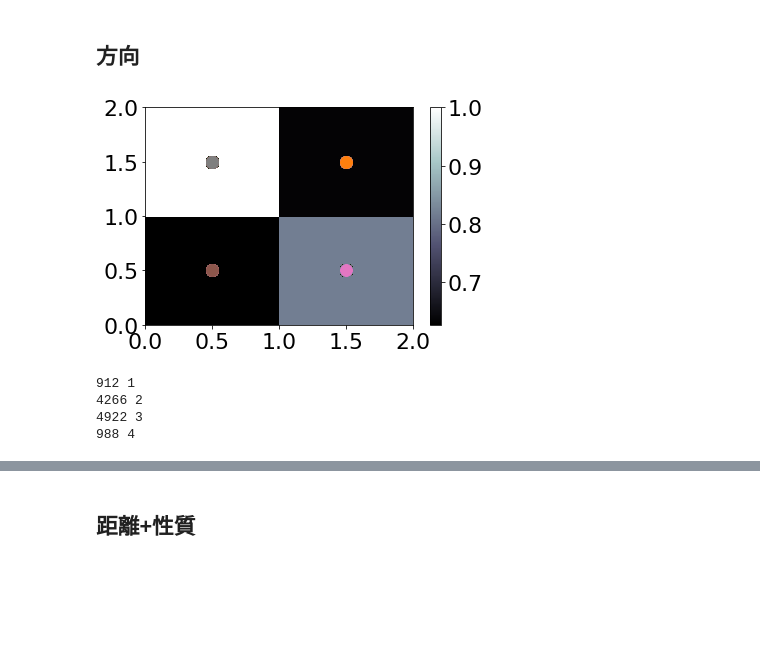
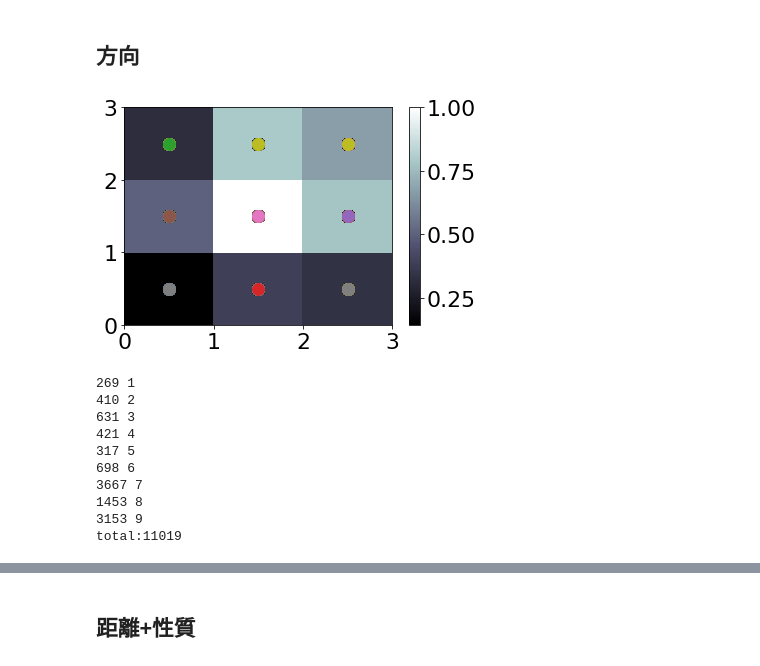
Before and after one commit to JunShen19/Self-Organizing-Maps, a Jupyter notebook: som.ipynb, the cells around one changed output, grey strips where cells are left out. Cells and saved outputs as stored; diff of their text form; code cells hidden in the pictures; blank space fills up the shorter version.

```diff
--- a/som.ipynb
+++ b/som.ipynb
@@ -200,5 +228,5 @@ dataset.head()
 # %%
-dataset_position = pd.read_csv(r'D:\JunShen\dataset\彰化_雲林用電量(專用電表_以處理重複電表.csv', encoding='big5', index_col=0)
+dataset_position = pd.read_csv(r'D:\JunShen\dataset\彰化_雲林用電量(專用電表_以處理重複電表_已前處理.csv', encoding='big5', index_col=0)
 dataset_position.修正電號 = dataset_position.修正電號.astype(np.int32)
 # %%
 dataset_position.head()
@@ -263,6 +305,6 @@ X[np.isnan(X)] = 0
 # %%
 # import the SOM model
-matrix_size = 2
+matrix_size = 3
 # init the model
 som = MiniSom( x = matrix_size, y = matrix_size, input_len = 138 , sigma = 1.0, learning_rate = 0.5, random_seed=42)
 # init the weight
@@ -330,9 +381,13 @@ plot_position(df_5km, True)
 # %%
-for i in range(4):
-    fig = plt.figure(figsize=(10,16))
-
-    plt.xticks(fontsize=8)
-    plt.bar(np.arange(0, 138, 1), df_5km.groupby(['cluster_num']).mean().loc[:,"9601":"10706"].iloc[i,:].values)
-    plt.xticks(np.arange(0, 138+1, 5))
-    fig.autofmt_xdate(rotation=-90)
+fig = plt.figure(figsize=(20,16))
+for i in range(matrix_size**2):
+    plt.plot(np.arange(0, 138, 1), df_5km.groupby(['cluster_num']).mean().loc[:,"9601":"10706"].iloc[i,:].values, label=f'cluster_{i+1}')
+plt.xticks(fontsize=8)
+plt.xticks(np.arange(0, 138+1, 5))
+title = f'mean_som_by_ele_cluster_{matrix_size**2}'
+plt.title(title)
+fig.autofmt_xdate(rotation=-90)
+plt.legend(bbox_to_anchor=(1.05, 1.0), loc='upper left')
+plt.tight_layout()
+plt.savefig(r'D:\JunShen\dataset\dataAfterProcess\somFeature\Jiulong(3)\line chart'+'\\'+title)
 # %% [output]
@@ -342,0 +395,12 @@ for i in range(4):
+# %%
+fig = plt.figure(figsize=(20,16))
+for i in range(matrix_size**2):
+    plt.plot(np.arange(0, 138, 1), df_5km.groupby(['cluster_num']).sum().loc[:,"9601":"10706"].iloc[i,:].values, label=f'cluster_{i+1}')
+plt.xticks(fontsize=8)
+plt.xticks(np.arange(0, 138+1, 5))
+title = f'sum_som_by_ele_cluster_{matrix_size**2}'
+plt.title(title)
+fig.autofmt_xdate(rotation=-90)
+plt.legend(bbox_to_anchor=(1.05, 1.0), loc='upper left')
+plt.tight_layout()
+plt.savefig(r'D:\JunShen\dataset\dataAfterProcess\somFeature\Jiulong(3)\line chart'+'\\'+title)
@@ -381,7 +452,7 @@ sc = MinMaxScaler(feature_range = (0,1))
 X = sc.fit_transform(X)
 X[np.isnan(X)] = 0
 # import the SOM model
-matrix_size = 2
+# matrix_size = 4
 # init the model
 som = MiniSom( x = matrix_size, y = matrix_size, input_len = 3 , sigma = 1.0, learning_rate = 0.5, random_seed=42)
 # init the weight
@@ -395,35 +466,44 @@ bone()
 pcolor(som.distance_map().T)
 colorbar()
 # plot(0.5,0.5,'o')
 for i, x in enumerate(X):
     w = som.winner(x)
     plot(w[0]+0.5, w[1]+0.5,'o', markersize=12)
 show()
 w, h = matrix_size, matrix_size
 Matrix = [[[] for x in range(w)] for y in range(h)]
 for i, x in enumerate(X):
     w = som.winner(x)
     # plt.text(w[0], w[1], y[i], fontsize=12)
     Matrix[w[0]][w[1]].append(y[i])
 
 # sort by weigth
 weight_matrix = [[0 for x in range(matrix_size)] for y in range(matrix_size)]
 for i in range(matrix_size):
     for j in range(matrix_size):
         weight_matrix[i][j] = som._weights[i][j].mean()
 weight_matrix = np.array(weight_matrix)
 count_list = []
 c = 0
+total_num = 0
 for i in range(matrix_size):
     for j in range(matrix_size):
         c += 1
         count_list.append(len(Matrix[i][j]))
         print(len(Matrix[i][j]), c)
+        total_num += len(Matrix[i][j])
         for ele in Matrix[i][j]:
             df_5km_dir.loc[df_5km_dir.修正電號==ele,'cluster_num'] = c
+print('total:' + str(total_num))
 # %% [output]
-[figure, old version]
+[figure, new version]
-912 1
-4266 2
-4922 3
-988 4
+269 1
+410 2
+631 3
+421 4
+317 5
+698 6
+3667 7
+1453 8
+3153 9
+total:11019
```
Also changed, not shown: parts of 50 cells of this notebook, 2 other files.
